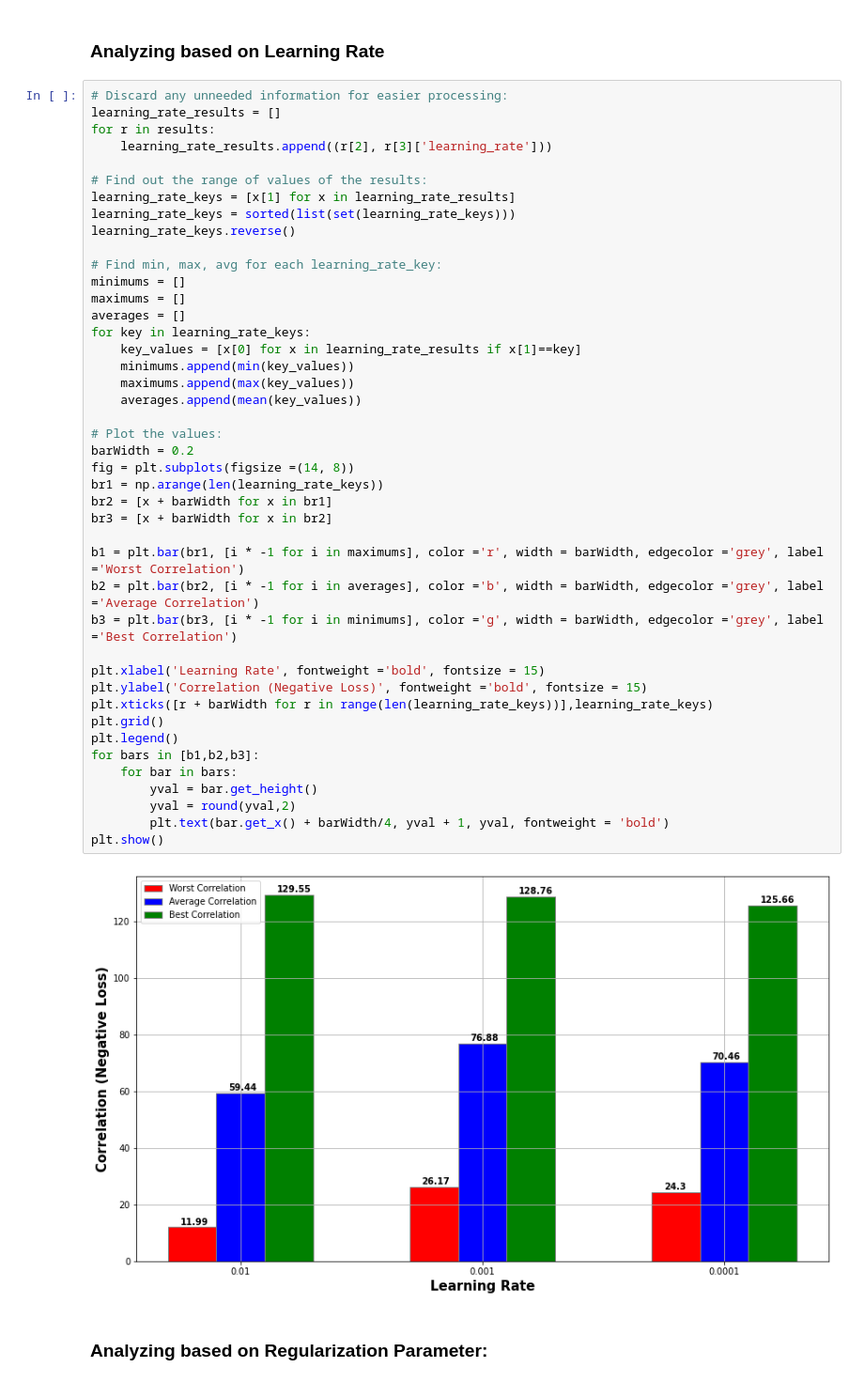
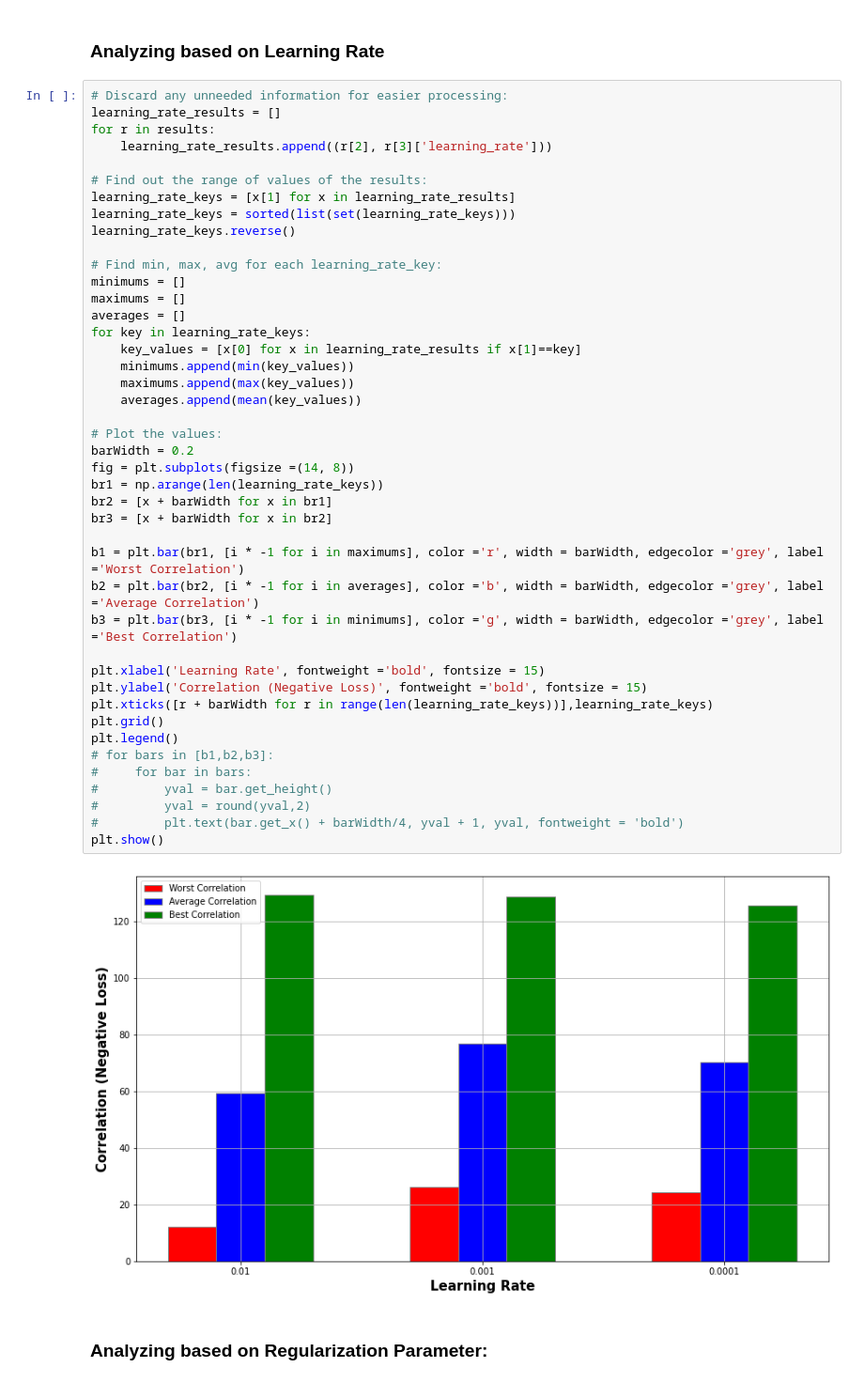
Before and after one commit to georgeaidinis/Dissertation, a Jupyter notebook: DeepCCA Model/ADNI Analysis of MCA DCCA.ipynb, the cells around one changed output. Shown at 94% size. Saved outputs shown, nothing was run; the diff lists cells and outputs as text.

Commit message:
change of DCCA optimizations diagrams

```diff
--- a/DeepCCA Model/ADNI Analysis of MCA DCCA.ipynb
+++ b/DeepCCA Model/ADNI Analysis of MCA DCCA.ipynb
@@ -198,39 +198,39 @@ learning_rate_keys = sorted(list(set(learning_rate_keys)))
 learning_rate_keys.reverse()
 
 # Find min, max, avg for each learning_rate_key:
 minimums = []
 maximums = []
 averages = []
 for key in learning_rate_keys:
     key_values = [x[0] for x in learning_rate_results if x[1]==key]
     minimums.append(min(key_values))
     maximums.append(max(key_values))
     averages.append(mean(key_values))
 
 # Plot the values:
 barWidth = 0.2
 fig = plt.subplots(figsize =(14, 8))
 br1 = np.arange(len(learning_rate_keys))
 br2 = [x + barWidth for x in br1]
 br3 = [x + barWidth for x in br2]
 
 b1 = plt.bar(br1, [i * -1 for i in maximums], color ='r', width = barWidth, edgecolor ='grey', label ='Worst Correlation')
 b2 = plt.bar(br2, [i * -1 for i in averages], color ='b', width = barWidth, edgecolor ='grey', label ='Average Correlation')
 b3 = plt.bar(br3, [i * -1 for i in minimums], color ='g', width = barWidth, edgecolor ='grey', label ='Best Correlation')
 
 plt.xlabel('Learning Rate', fontweight ='bold', fontsize = 15)
 plt.ylabel('Correlation (Negative Loss)', fontweight ='bold', fontsize = 15)
 plt.xticks([r + barWidth for r in range(len(learning_rate_keys))],learning_rate_keys)
 plt.grid()
 plt.legend()
-for bars in [b1,b2,b3]:
-    for bar in bars:
-        yval = bar.get_height()
-        yval = round(yval,2)
-        plt.text(bar.get_x() + barWidth/4, yval + 1, yval, fontweight = 'bold')
+# for bars in [b1,b2,b3]:
+#     for bar in bars:
+#         yval = bar.get_height()
+#         yval = round(yval,2)
+#         plt.text(bar.get_x() + barWidth/4, yval + 1, yval, fontweight = 'bold')
 plt.show()
 # %% [output]
-[figure, old version]
+[figure, new version]
 # %% [markdown]
 ### Analyzing based on Regularization Parameter:
 # %%
```
Also changed, not shown: parts of 4 cells of this notebook, 2 other files.
